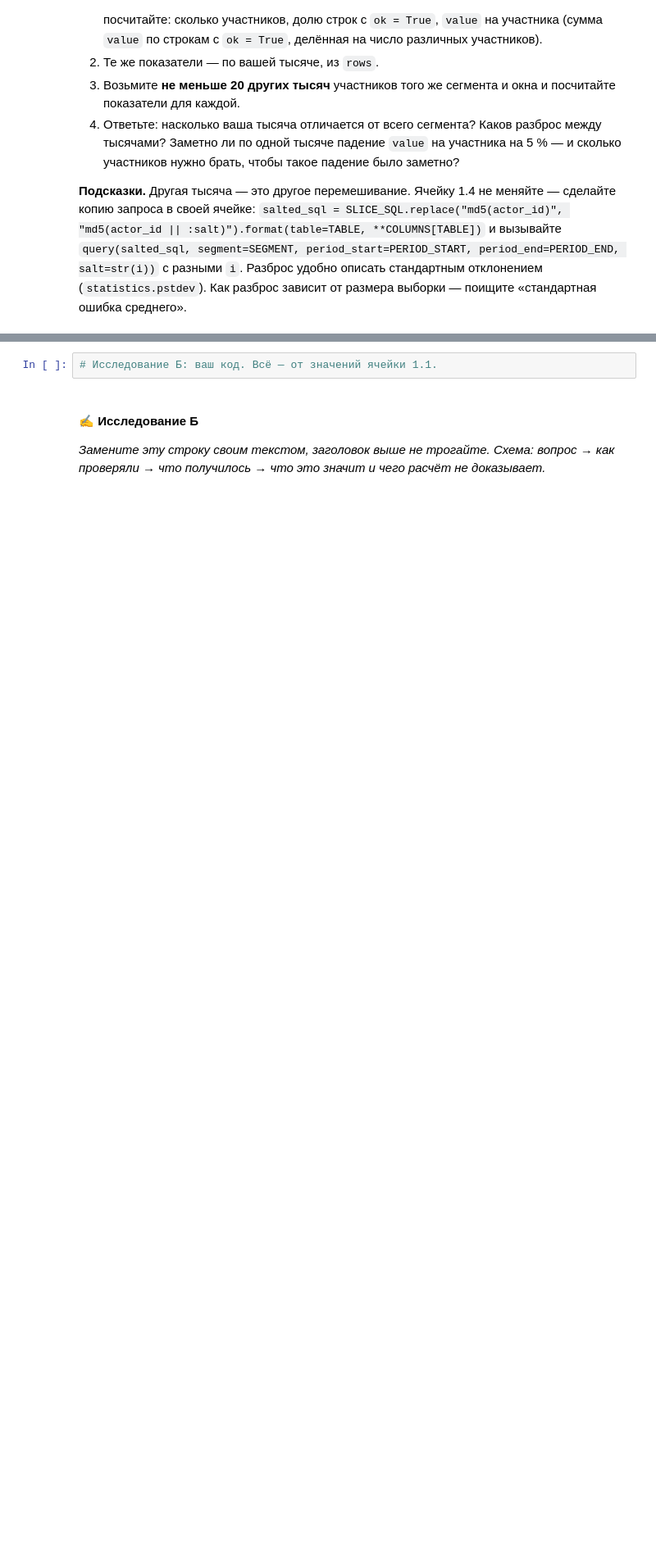
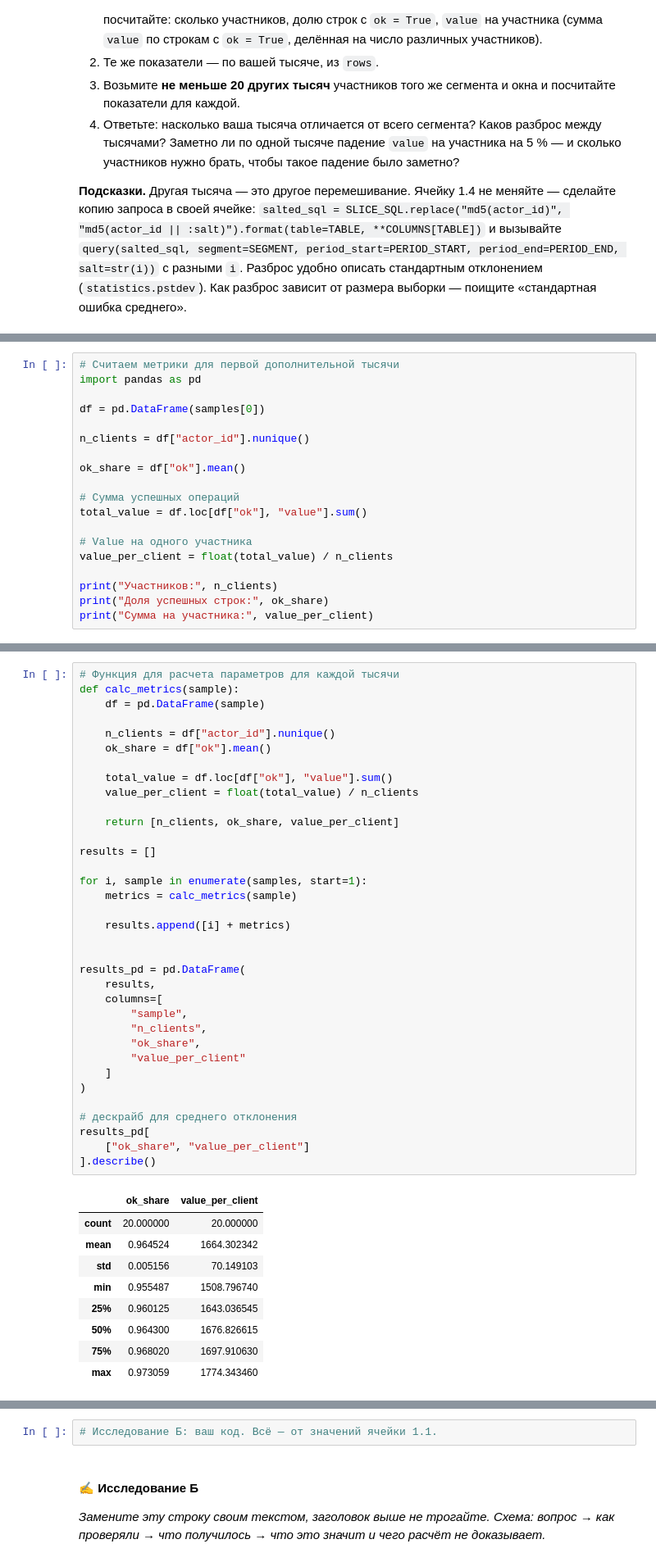
Before and after one commit to rekvit/python-module1, a Jupyter notebook: notebooks/hw1.ipynb, the cells around one changed output, grey strips where cells are left out. Shown at 82% size. Saved outputs shown, nothing was run; the diff lists cells and outputs as text; blank space fills up the shorter version.

```diff
--- a/notebooks/hw1.ipynb
+++ b/notebooks/hw1.ipynb
@@ -981,0 +1003,19 @@ HW1_ANSWERS={"slice": {"table_name": "transactions", "segment_column": "channel"
+# %%
+# Считаем метрики для первой дополнительной тысячи
+import pandas as pd
+
+df = pd.DataFrame(samples[0])
+
+n_clients = df["actor_id"].nunique()
+
+ok_share = df["ok"].mean()
+
+# Сумма успешных операций
+total_value = df.loc[df["ok"], "value"].sum()
+
+# Value на одного участника
+value_per_client = float(total_value) / n_clients
+
+print("Участников:", n_clients)
+print("Доля успешных строк:", ok_share)
+print("Сумма на участника:", value_per_client)
@@ -981,0 +1026,45 @@ HW1_ANSWERS={"slice": {"table_name": "transactions", "segment_column": "channel"
+# %%
+# Функция для расчета параметров для каждой тысячи
+def calc_metrics(sample):
+    df = pd.DataFrame(sample)
+
+    n_clients = df["actor_id"].nunique()
+    ok_share = df["ok"].mean()
+
+    total_value = df.loc[df["ok"], "value"].sum()
+    value_per_client = float(total_value) / n_clients
+
+    return [n_clients, ok_share, value_per_client]
+
+results = []
+
+for i, sample in enumerate(samples, start=1):
+    metrics = calc_metrics(sample)
+
+    results.append([i] + metrics)
+
+
+results_pd = pd.DataFrame(
+    results,
+    columns=[
+        "sample",
+        "n_clients",
+        "ok_share",
+        "value_per_client"
+    ]
+)
+
+# дескрайб для среднего отклонения
+results_pd[
+    ["ok_share", "value_per_client"]
+].describe()
+# %% [output]
+|  | ok_share | value_per_client |
+| count | 20.000000 | 20.000000 |
+| mean | 0.964524 | 1664.302342 |
+| std | 0.005156 | 70.149103 |
+| min | 0.955487 | 1508.796740 |
+| 25% | 0.960125 | 1643.036545 |
+| 50% | 0.964300 | 1676.826615 |
+| 75% | 0.968020 | 1697.910630 |
+| max | 0.973059 | 1774.343460 |
```
Also changed, not shown: parts of 12 cells of this notebook.
